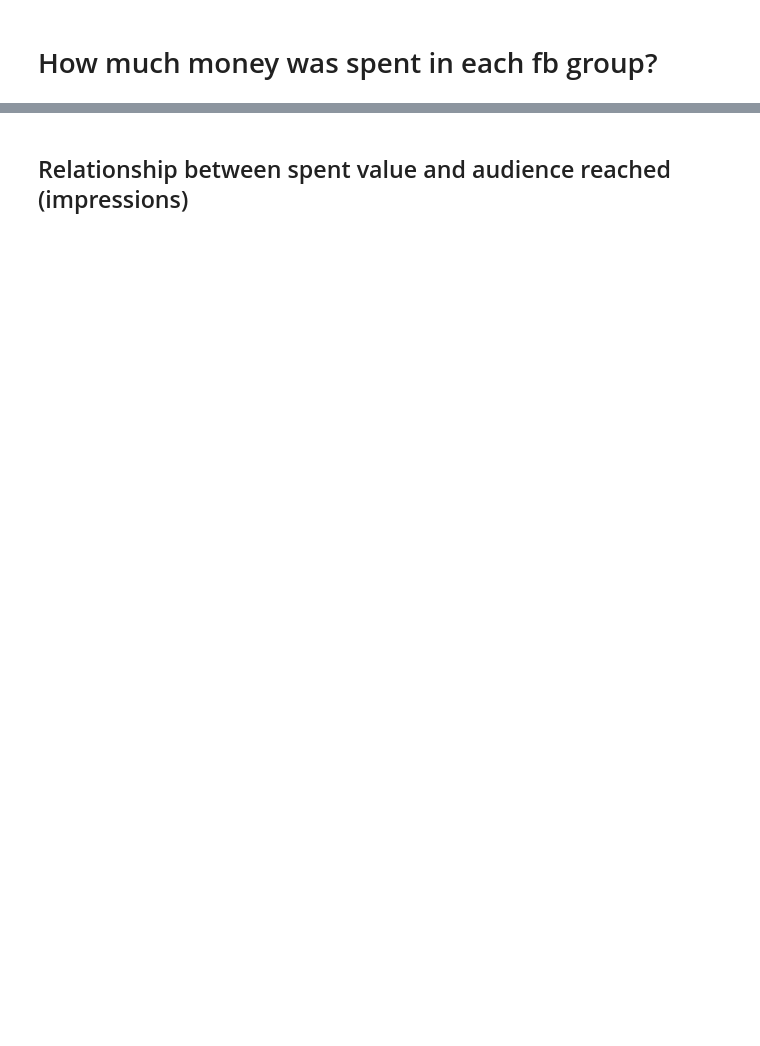
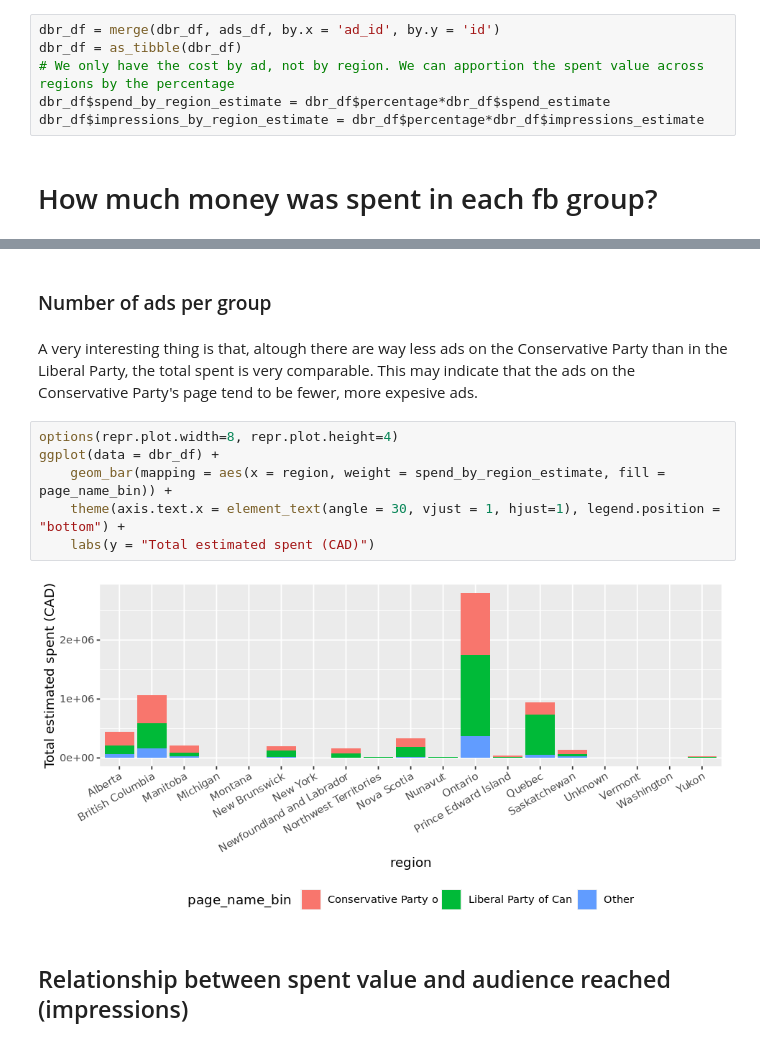
Before and after one commit to atiagosoares/ads_archive, a Jupyter notebook: analisys.ipynb, the cells around one changed output, grey strips where cells are left out. Saved outputs shown, nothing was run; the diff lists cells and outputs as text; blank space fills up the shorter version.

```diff
--- a/analisys.ipynb
+++ b/analisys.ipynb
@@ -21,2 +32,8 @@ ads_df$page_name_short = substr(ads_df$page_name, 1, 20)
+# %%
+dbr_df = merge(dbr_df, ads_df, by.x = 'ad_id', by.y = 'id')
+dbr_df = as_tibble(dbr_df)
+# We only have the cost by ad, not by region. We can apportion the spent value across regions by the percentage
+dbr_df$spend_by_region_estimate = dbr_df$percentage*dbr_df$spend_estimate
+dbr_df$impressions_by_region_estimate = dbr_df$percentage*dbr_df$impressions_estimate
 # %% [markdown]
 # How much money was spent in each fb group?
@@ -36,2 +71,14 @@ ggplot(data = spend_by_page_df) +
+# %% [markdown]
+### Number of ads per group
+# %% [markdown]
+A very interesting thing is that, altough there are way less ads on the Conservative Party than in the Liberal Party, the total spent is very comparable. This may indicate that the ads on the Conservative Party's page tend to be fewer, more expesive ads.
+# %%
+options(repr.plot.width=8, repr.plot.height=4)
+ggplot(data = dbr_df) +
+    geom_bar(mapping = aes(x = region, weight = spend_by_region_estimate, fill = page_name_bin)) +
+    theme(axis.text.x = element_text(angle = 30, vjust = 1, hjust=1), legend.position = "bottom") +
+    labs(y = "Total estimated spent (CAD)")
+# %% [output]
+[figure, added]
 # %% [markdown]
 ## Relationship between spent value and audience reached (impressions)
```
Also changed, not shown: parts of 26 cells of this notebook.
